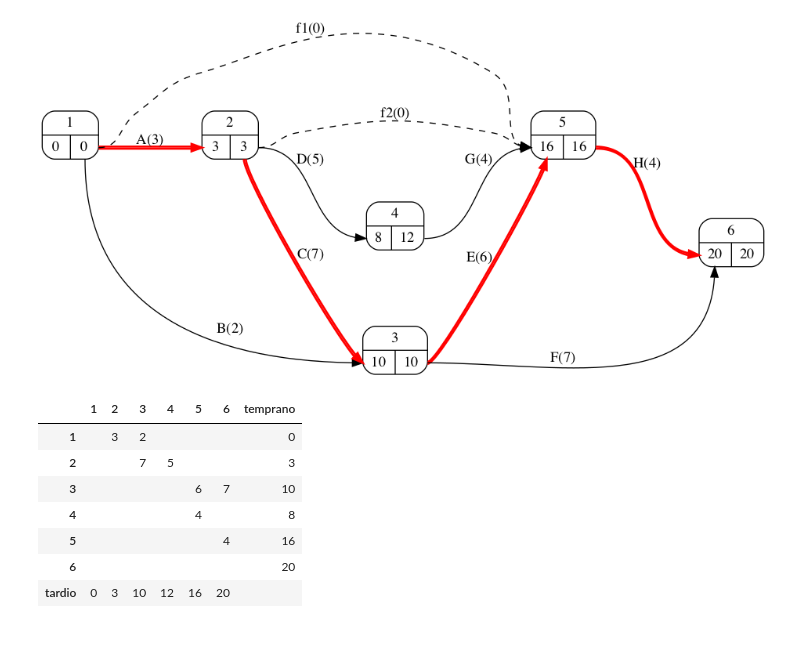
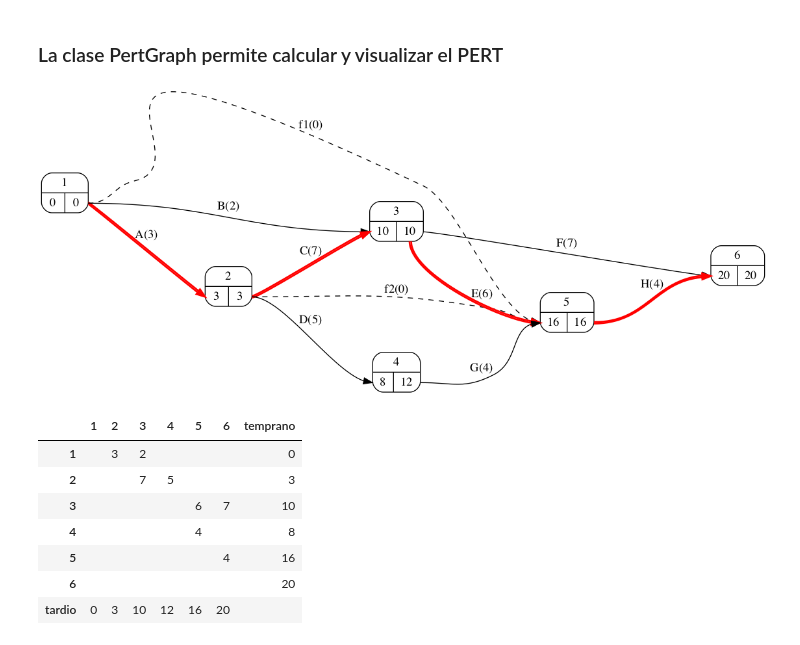
Before and after one commit to mcasl/pmULE, a Jupyter notebook: PERTs en Python.ipynb, the cells around one changed output. Drawn from its saved outputs; the diff is of its cells as text; code cells hidden in the pictures.

```diff
--- a/PERTs en Python.ipynb
+++ b/PERTs en Python.ipynb
@@ -119,8 +40,11 @@ pert = PertGraph(datos_pert)
+# %% [markdown]
+### La clase PertGraph permite calcular y visualizar el PERT
 # %%
+pert = PertGraph(datos_pert)
+
 filename='pert_dot.png'
-pert.write_dot(filename=filename, orientation='portrait', rotate=0)
+pert.write_dot(filename=filename, orientation='portrait', rotate=0, nodesep=0.5, ranksep=1.5, ordering='in')
+Image(filename)
+# %% [output]
+[figure, added]
-# %%
-Image(filename)
-# %% [output]
-[figure, removed]
 # %%
```
Also changed, not shown: parts of 10 cells of this notebook, 4 other files.
